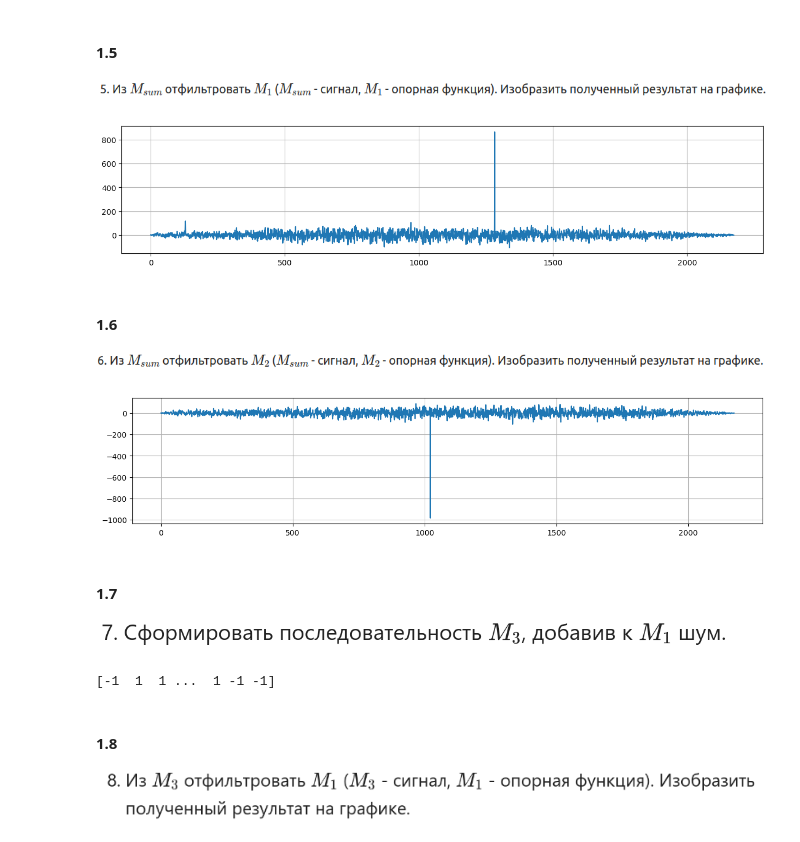
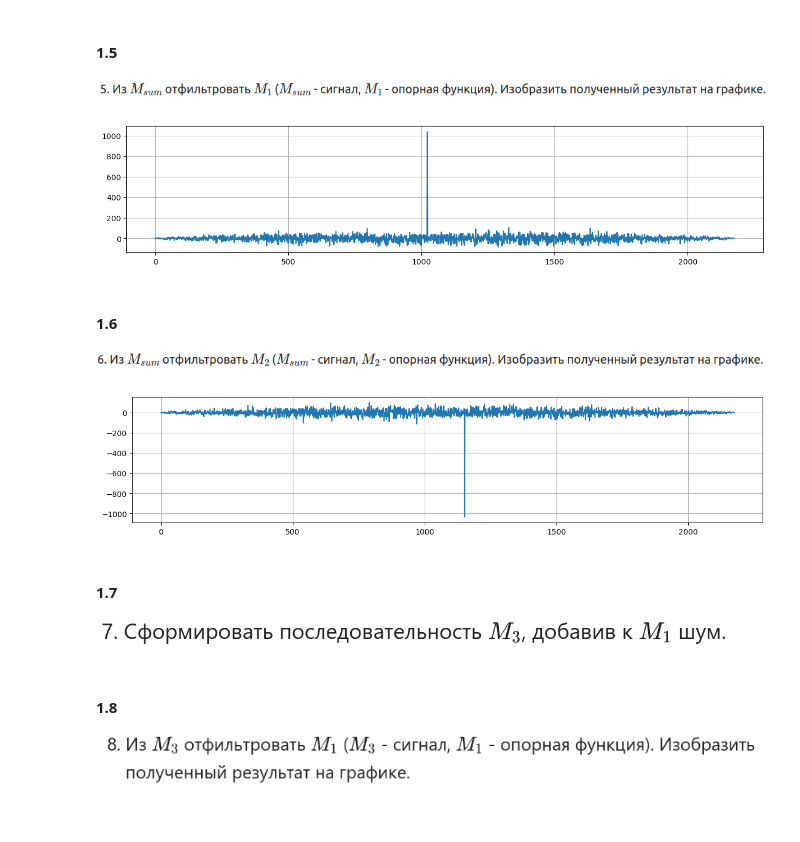
Before and after one commit to Jrvvv/dsp-miet, a Jupyter notebook: P01/PL01.ipynb, the cells around one changed output. Saved outputs shown, nothing was run; the diff lists cells and outputs as text; code cells hidden in the pictures.

Commit message:
fix m1 and m2 filtered and sum result

```diff
--- a/P01/PL01.ipynb
+++ b/P01/PL01.ipynb
@@ -112,0 +78,20 @@ plt.show()
+# %%
+def invert(seq = []):
+    for i in range(0, len(seq)-1):
+        seq[i]*=-1
+    return seq
+# %%
+import copy as cp
+
+shift_l = 100 + 10 * 3
+
+# will be extended with zeros
+M1_1 = cp.deepcopy(M1_arr)
+M2_1 = cp.deepcopy(M2_arr)
+
+Msum = np.insert(invert(M2_1), 0, [0] * shift_l) + np.append(M1_1, [0] * shift_l)
+
+plt.figure(figsize=(15, 3))
+plt.plot(Msum)
+plt.grid(True)
+plt.show()
@@ -134,24 +121,24 @@ plt.show()
 #### 1.5
 ![image.png](attachment:image.png)
 # %%
-M1_filter = np.correlate(M1_arr, Msum, 'full')
+M1_filter = np.correlate(Msum, M1_arr, 'full')
 plt.figure(figsize=(15, 3))
 plt.plot(M1_filter)
 plt.grid(True)
 plt.show()
 # %% [output]
-[figure, old version]
+[figure, new version]
 # %% [markdown]
 #### 1.6
 ![image.png](attachment:image.png)
 # %%
-M2_filter = np.correlate(M2_arr, Msum, 'full')
+M2_filter = np.correlate(Msum, M2_arr, 'full')
 plt.figure(figsize=(15, 3))
 plt.plot(M2_filter)
 plt.grid(True)
 plt.show()
 # %% [output]
-[figure, old version]
+[figure, new version]
 # %% [markdown]
 #### 1.7
 ![image.png](attachment:image.png)
@@ -168,11 +155,7 @@ M_noise_arr = np.array(M_noise, dtype=np.int32)
 for i in range(0, len(M_noise_arr)):
   M_noise_arr[i] = 1 if (M_noise_arr[i] == 0) else -1
 
-print(M1_arr)
-
 M3_arr = M1_arr + M_noise_arr
-# %% [output]
-[-1  1  1 ...  1 -1 -1]
 # %% [markdown]
 #### 1.8
 ![image.png](attachment:image.png)
```
Also changed, not shown: parts of 12 cells of this notebook.
